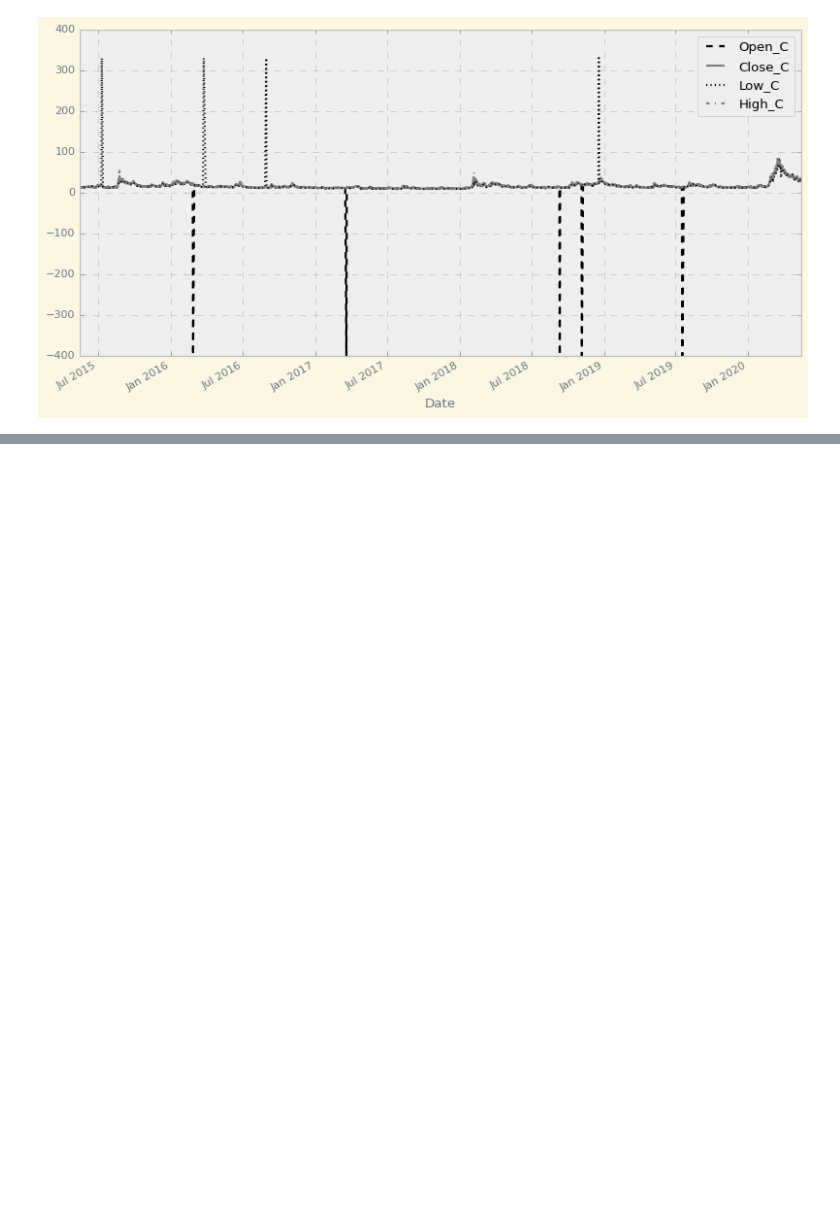
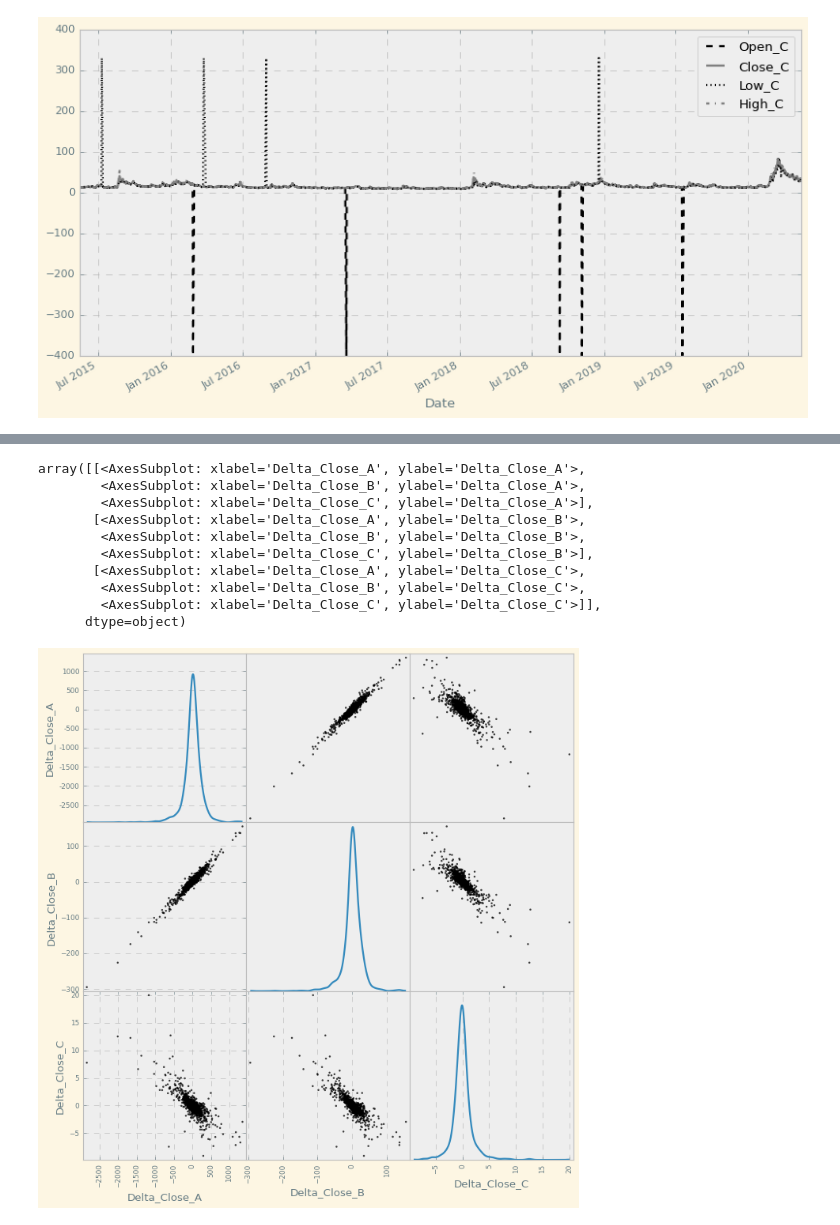
Before and after one commit to pavittarx/urk, a Jupyter notebook: 2.EDA.ipynb, the cells around one changed output, grey strips where cells are left out. Cells and saved outputs as stored; diff of their text form; code cells hidden in the pictures; blank space fills up the shorter version.

```diff
--- a/2.EDA.ipynb
+++ b/2.EDA.ipynb
@@ -240,0 +321,14 @@ For a normal distribution (applicable for large enough datasets) there is a dist
+# %%
+pd.plotting.scatter_matrix(delta_close_prices, figsize=(10,10), color='black', alpha=0.75, diagonal='kde', grid=True)
+# %% [output]
+array([[<AxesSubplot: xlabel='Delta_Close_A', ylabel='Delta_Close_A'>,
+        <AxesSubplot: xlabel='Delta_Close_B', ylabel='Delta_Close_A'>,
+        <AxesSubplot: xlabel='Delta_Close_C', ylabel='Delta_Close_A'>],
+       [<AxesSubplot: xlabel='Delta_Close_A', ylabel='Delta_Close_B'>,
+        <AxesSubplot: xlabel='Delta_Close_B', ylabel='Delta_Close_B'>,
+        <AxesSubplot: xlabel='Delta_Close_C', ylabel='Delta_Close_B'>],
+       [<AxesSubplot: xlabel='Delta_Close_A', ylabel='Delta_Close_C'>,
+        <AxesSubplot: xlabel='Delta_Close_B', ylabel='Delta_Close_C'>,
+        <AxesSubplot: xlabel='Delta_Close_C', ylabel='Delta_Close_C'>]],
+      dtype=object)
+[figure, added]
```
Also changed, not shown: parts of 18 cells of this notebook.
